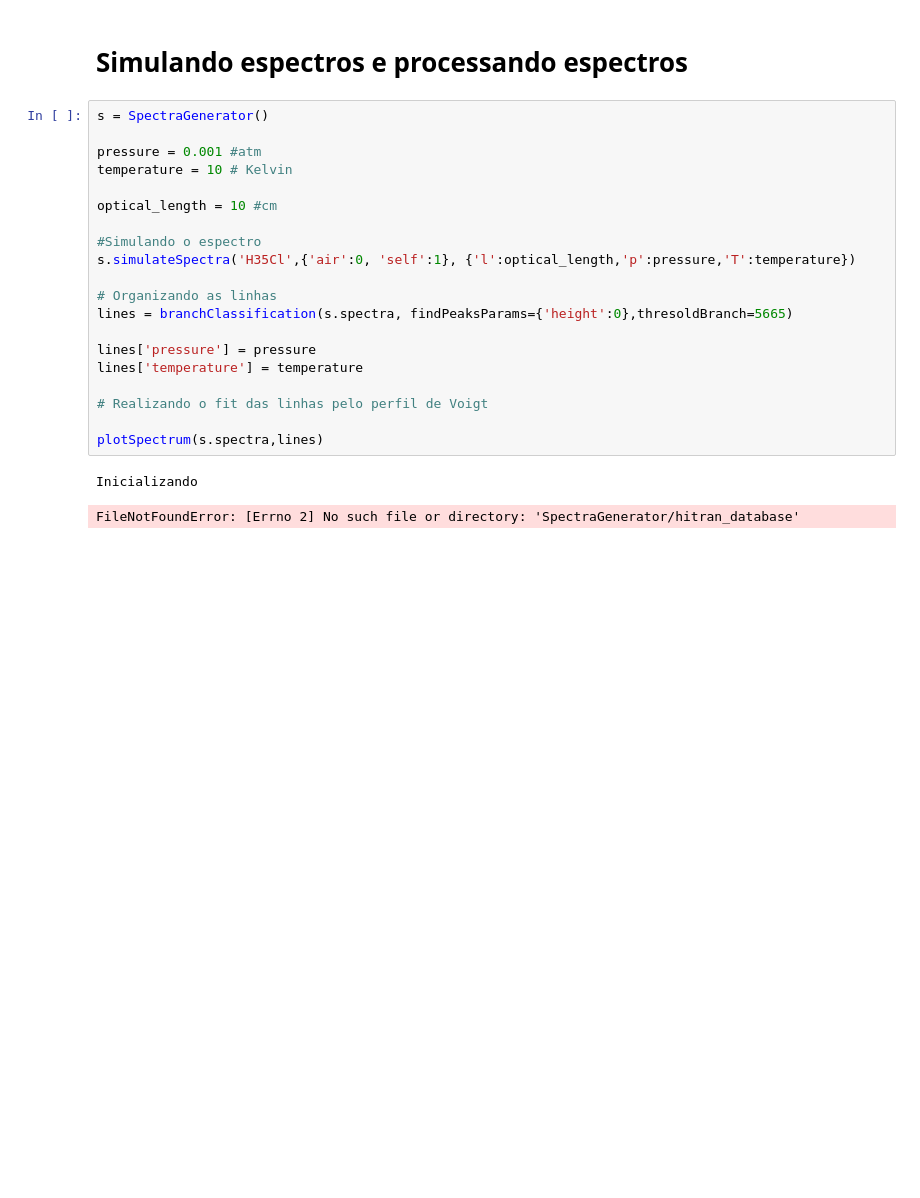
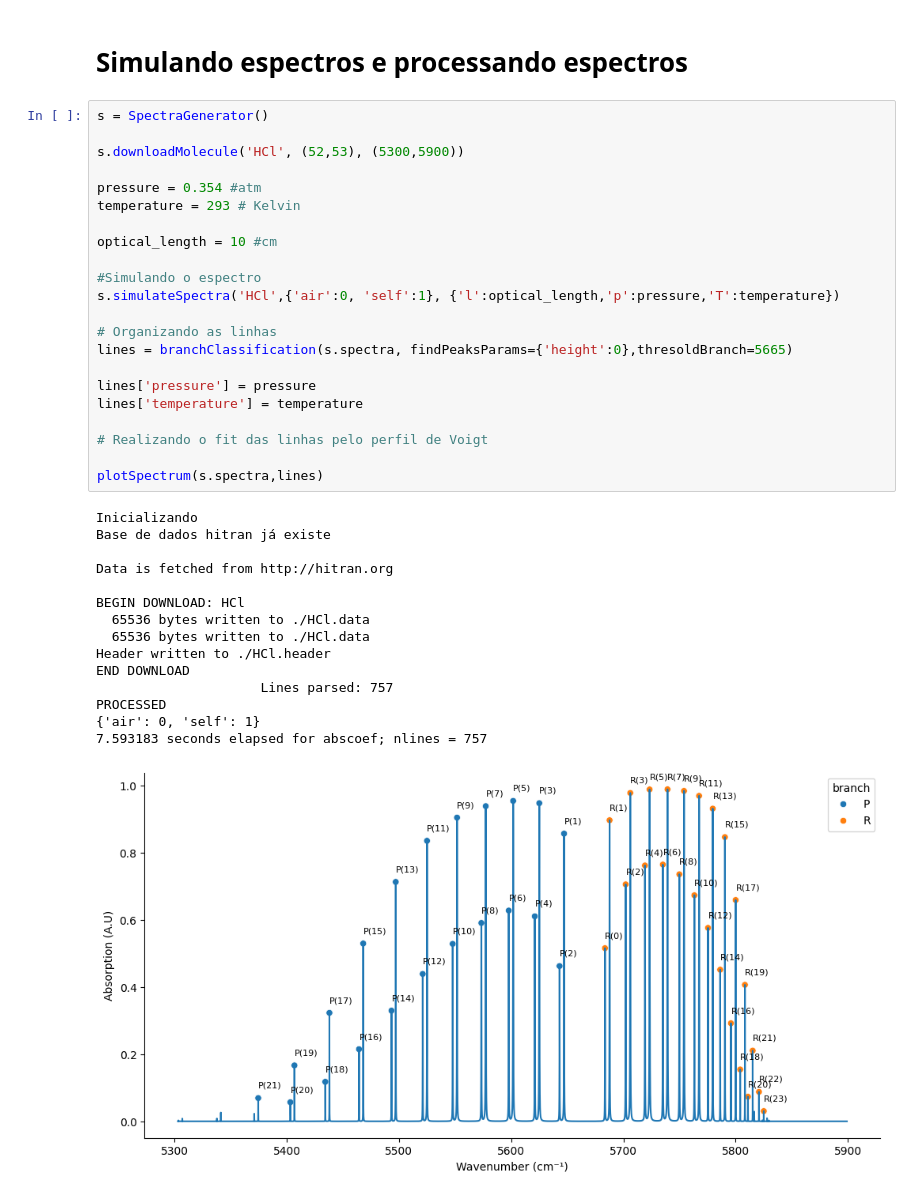
Before and after one commit to Alexandre-Esposte/LineProphet-Machine-Learning-for-Spectral-Attributes, a Jupyter notebook: nbs/for_images.ipynb, the cells around one changed output. Cells and saved outputs as stored; diff of their text form; blank space fills up the shorter version.

```diff
--- a/nbs/for_images.ipynb
+++ b/nbs/for_images.ipynb
@@ -34,26 +14,41 @@ ATTENTION: Python versions of partition sums from TIPS-2021 are now available in
 # %%
 s = SpectraGenerator()
 
-pressure = 0.001 #atm
-temperature = 10 # Kelvin
+s.downloadMolecule('HCl', (52,53), (5300,5900))
+
+pressure = 0.354 #atm
+temperature = 293 # Kelvin
 
 optical_length = 10 #cm
 
 #Simulando o espectro
-s.simulateSpectra('H35Cl',{'air':0, 'self':1}, {'l':optical_length,'p':pressure,'T':temperature})
+s.simulateSpectra('HCl',{'air':0, 'self':1}, {'l':optical_length,'p':pressure,'T':temperature})
 
 # Organizando as linhas
 lines = branchClassification(s.spectra, findPeaksParams={'height':0},thresoldBranch=5665)
 
 lines['pressure'] = pressure
 lines['temperature'] = temperature
 
 # Realizando o fit das linhas pelo perfil de Voigt
 
 plotSpectrum(s.spectra,lines)
 # %% [output]
 Inicializando
+Base de dados hitran já existe
+
+Data is fetched from http://hitran.org
+
+BEGIN DOWNLOAD: HCl
+  65536 bytes written to ./HCl.data
+  65536 bytes written to ./HCl.data
+Header written to ./HCl.header
+END DOWNLOAD
+                     Lines parsed: 757
+PROCESSED
+{'air': 0, 'self': 1}
+7.593183 seconds elapsed for abscoef; nlines = 757
-FileNotFoundError: [Errno 2] No such file or directory: 'SpectraGenerator/hitran_database'
+[figure, added]
 # %%
 x,y = filterLine(s.spectra,lines.loc[5,'wavenumber'],lines.loc[5,'absorption'],0.01)
 
```
Also changed, not shown: parts of 6 cells of this notebook, 17 other files.
